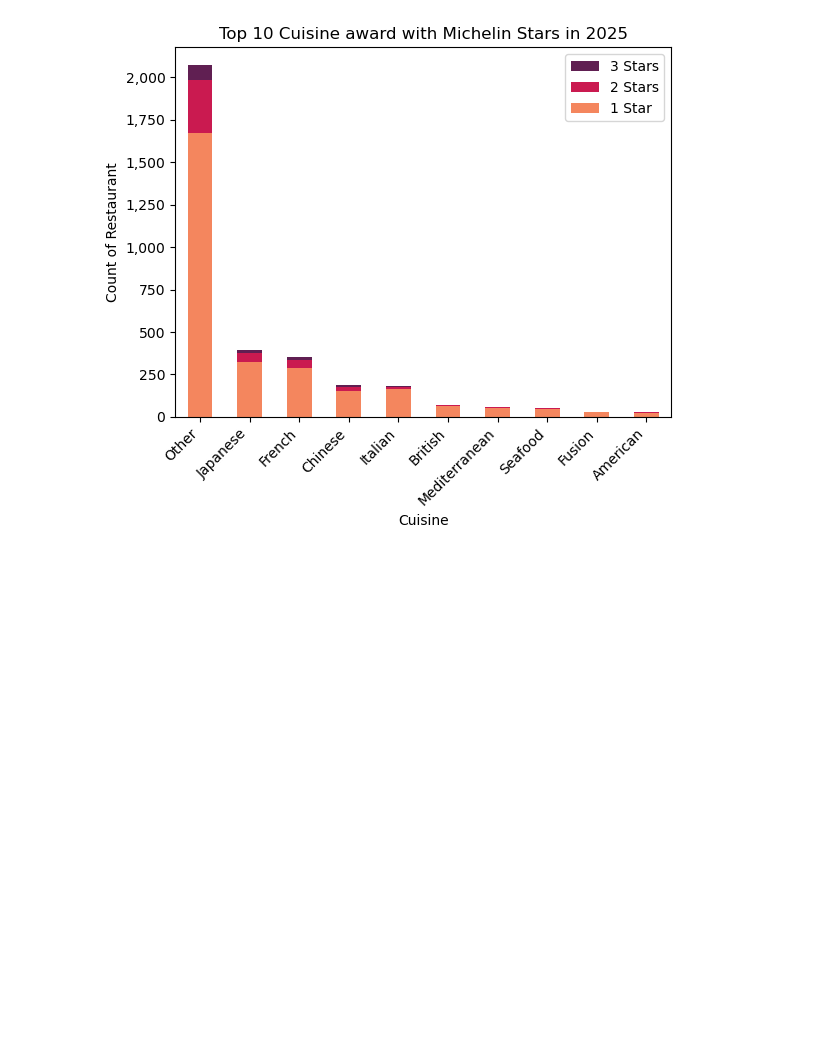
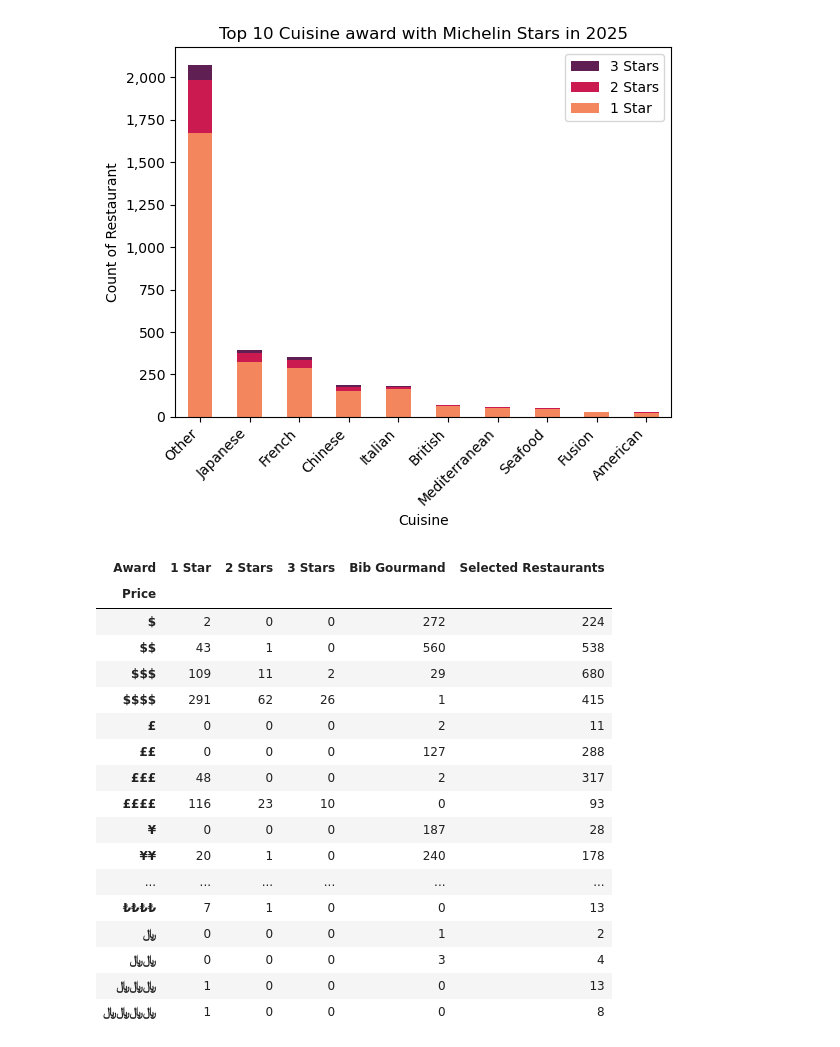
Before and after one commit to leungbonia/Python_Data_Projects, a Jupyter notebook: Own_Projects/Project_2_Michelin_Analysis/2_Michelin_analysis.ipynb, the cells around one changed output. Cells and saved outputs as stored; diff of their text form; code cells hidden in the pictures; blank space fills up the shorter version.

```diff
--- a/Own_Projects/Project_2_Michelin_Analysis/2_Michelin_analysis.ipynb
+++ b/Own_Projects/Project_2_Michelin_Analysis/2_Michelin_analysis.ipynb
@@ -703,3 +703,24 @@ plt.legend(reverse = True)
 plt.show()
 # %% [output]
 [figure]
+# %%
+df.pivot_table(index = 'Price', columns = 'Award', aggfunc = 'size', fill_value=0)
+# %% [output]
+| Award | 1 Star | 2 Stars | 3 Stars | Bib Gourmand | Selected Restaurants |
+| Price |  |  |  |  |  |
+| $ | 2 | 0 | 0 | 272 | 224 |
+| $$ | 43 | 1 | 0 | 560 | 538 |
+| $$$ | 109 | 11 | 2 | 29 | 680 |
+| $$$$ | 291 | 62 | 26 | 1 | 415 |
+| £ | 0 | 0 | 0 | 2 | 11 |
+| ££ | 0 | 0 | 0 | 127 | 288 |
+| £££ | 48 | 0 | 0 | 2 | 317 |
+| ££££ | 116 | 23 | 10 | 0 | 93 |
+| ¥ | 0 | 0 | 0 | 187 | 28 |
+| ¥¥ | 20 | 1 | 0 | 240 | 178 |
+| ... | ... | ... | ... | ... | ... |
+| ₺₺₺₺ | 7 | 1 | 0 | 0 | 13 |
+| ﷼ | 0 | 0 | 0 | 1 | 2 |
+| ﷼﷼ | 0 | 0 | 0 | 3 | 4 |
+| ﷼﷼﷼ | 1 | 0 | 0 | 0 | 13 |
+| ﷼﷼﷼﷼ | 1 | 0 | 0 | 0 | 8 |
```
Also changed, not shown: parts of 11 cells of this notebook, 16 other files.
